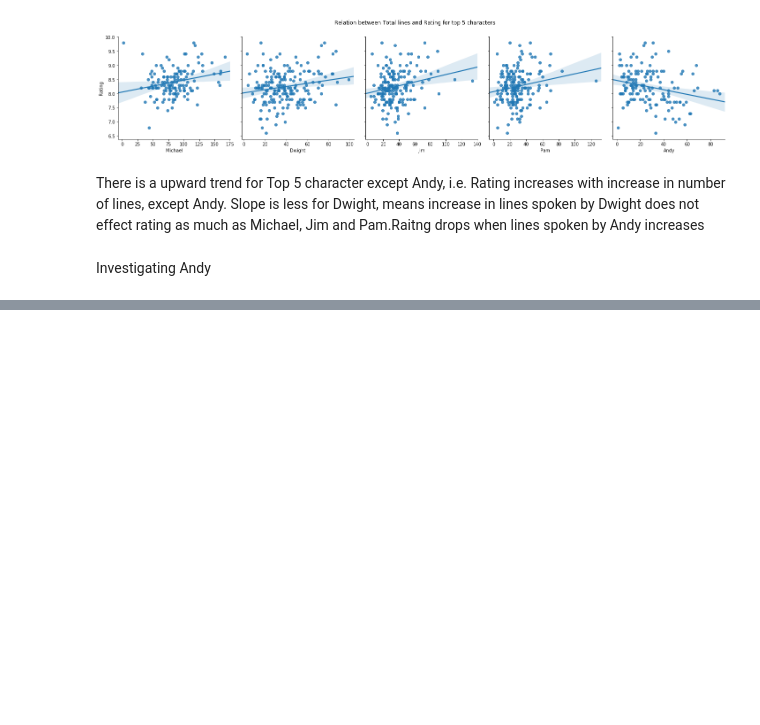
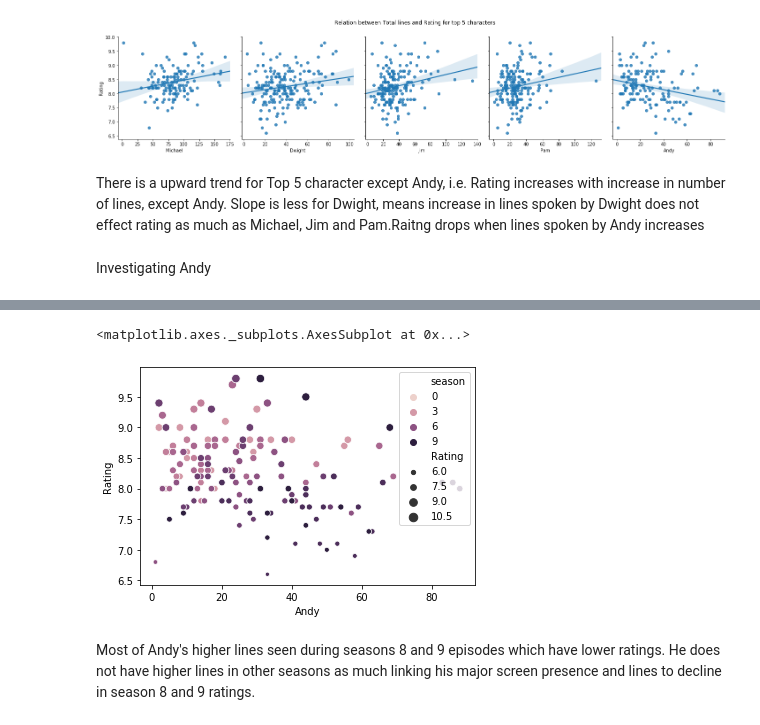
Before and after one commit to rameez471/The-Office-Dataset, a Jupyter notebook: EDA.ipynb, the cells around one changed output, grey strips where cells are left out. Drawn from its saved outputs; the diff is of its cells as text; code cells hidden in the pictures; blank space fills up the shorter version.

```diff
--- a/EDA.ipynb
+++ b/EDA.ipynb
@@ -1658,4 +1658,4 @@ There is a upward trend for Top 5 character except Andy, i.e. Rating increases w
 Investigating Andy
 # %%
 andy = pd.concat([df_char_t,df_ep],axis=1)
-andy
+andy = andy.groupby(andy.columns, axis=1).agg(np.max)
@@ -1679,0 +1662,7 @@ SyntaxError: positional argument follows keyword argument (<ipython-input-185-4a
+# %%
+sns.scatterplot(x='Andy',y='Rating',hue='season',size='Rating',data=andy)
+# %% [output]
+<matplotlib.axes._subplots.AxesSubplot at 0x...>
+[figure, added]
+# %% [markdown]
+Most of Andy's higher lines seen during seasons 8 and 9 episodes which have lower ratings. He does not have higher lines in other seasons as much linking his major screen presence and lines to decline in season 8 and 9 ratings.
```
Also changed, not shown: parts of 8 cells of this notebook, 1 other file.
